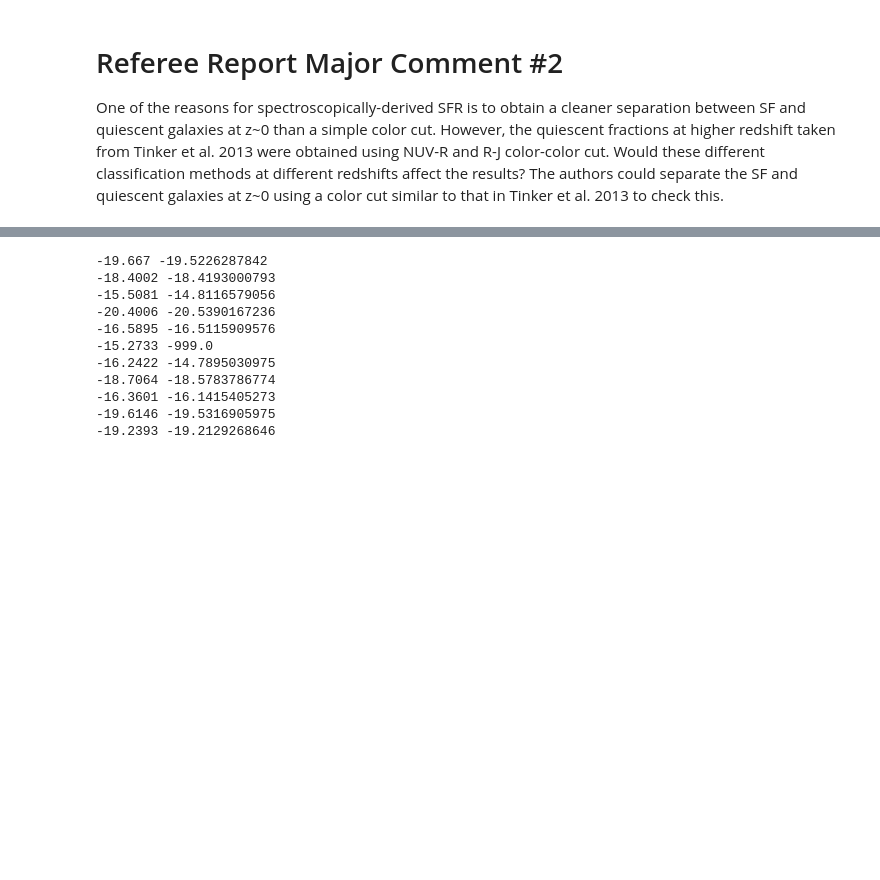
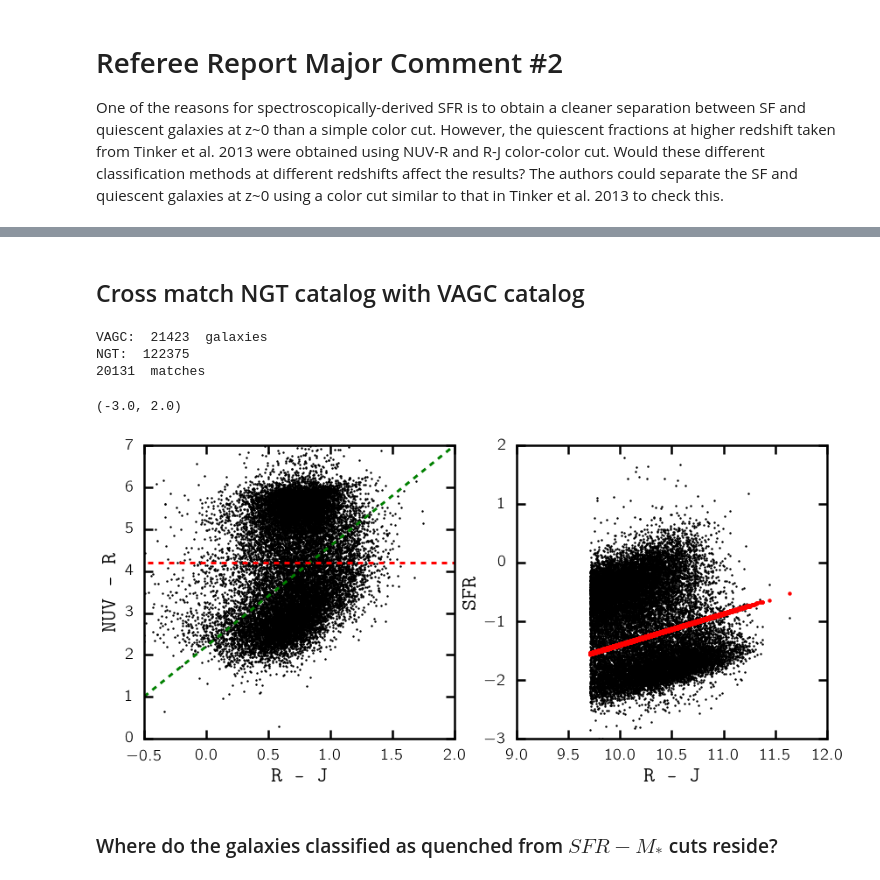
Before and after one commit to changhoonhahn/central_quenching, a Jupyter notebook: CenQue/ref_report_Major2.ipynb, the cells around one changed output, grey strips where cells are left out. Saved outputs shown, nothing was run; the diff lists cells and outputs as text; code cells hidden in the pictures; blank space fills up the shorter version.

Commit message:
ref_report_Major2.ipynb: demonstrates that the z=0 fQ from SFR-M* classification is consistent with NUV-R - R-J classification

```diff
--- a/CenQue/ref_report_Major2.ipynb
+++ b/CenQue/ref_report_Major2.ipynb
@@ -53,15 +50,58 @@ SyntaxError: invalid syntax (<ipython-input-5-b742b2c068db>, line 8)
-# %%
-for i in range(11):
-    print nsa_dat['absmag'][i,4], nsa_dat['vagc_absmag_r'][i]
-# %% [output]
--19.667 -19.5226287842
--18.4002 -18.4193000793
--15.5081 -14.8116579056
--20.4006 -20.5390167236
--16.5895 -16.5115909576
--15.2733 -999.0
--16.2422 -14.7895030975
--18.7064 -18.5783786774
--16.3601 -16.1415405273
--19.6146 -19.5316905975
--19.2393 -19.2129268646
+# %% [markdown]
+## Cross match NGT catalog with VAGC catalog
+# %%
+# spherematch VAGC catalog with the combined NGT catalgo
+m_vagc_ngt, m_ngt_vagc, dd = spherematch(vagc['ra'], vagc['dec'], catalog['ra'], catalog['dec'], 0.0003)
+print 'VAGC: ', len(vagc['ra']), ' galaxies'
+print 'NGT: ', len(catalog['ra']), ' galaxies'
+print len(m_vagc_ngt), ' matches'
+# %% [output]
+VAGC:  21423  galaxies
+NGT:  122375
+20131  matches
+# %%
+# get absmags for VAGC from NGT catalog
+for key in ['absmag', 'absmag_ivar']:
+    vagc[key] = np.zeros((10, len(vagc['ra']))) - 999.
+    vagc[key][:, m_vagc_ngt] = catalog[key].T[:, m_ngt_vagc]
+# %%
+# calculate NUV-R and R-J from the absmags
+vagc['NUV-R'] = np.zeros(len(vagc['ra'])) - 999.
+vagc['R-J'] = np.zeros(len(vagc['ra'])) - 999.
+
+vagc['NUV-R'][m_vagc_ngt] = vagc['absmag'][1,m_vagc_ngt] - vagc['absmag'][4,m_vagc_ngt]
+vagc['R-J'][m_vagc_ngt] = vagc['absmag'][4,m_vagc_ngt] - vagc['absmag'][7,m_vagc_ngt]
+# %%
+prettyplot()
+pretty_colors = prettycolors()
+
+fig = plt.figure(figsize=(14,6))
+sub = fig.add_subplot(121)
+sub.scatter(vagc['R-J'][m_vagc_ngt], vagc['NUV-R'][m_vagc_ngt], c='k', s=2)
+
+# these following lines are 'extrapolated' from Bundy et al. (2010). However, the photometry
+# used in Bundy et al. (2010) is quite different than GALEX, SDSS, 2MASS, so these cuts are
+# pretty arbitrary... But they seem to be relatively consistent with the "valleys" in the
+# data contours... dear god this is sloppy
+sub.plot(np.arange(-1., 3., 0.1), 2.2 + 2.4*np.arange(-1., 3., 0.1), c='g', lw=3, ls='--')
+sub.plot(np.arange(-1., 3., 0.1), 4.2 + 0.*np.arange(-1., 3.,0.1), c='r', lw=3, ls='--')
+
+sub.set_xlabel('R - J', fontsize=25)
+sub.set_xlim([-0.5, 2.])
+sub.set_ylabel('NUV - R', fontsize=25)
+sub.set_ylim([0., 7.])
+
+sub = fig.add_subplot(122)
+sub.scatter(vagc['mass'][m_vagc_ngt], vagc['sfr'][m_vagc_ngt], c='k', s=2)
+sub.scatter(vagc['mass'][m_vagc_ngt], 0.53 * (vagc['mass'][m_vagc_ngt] - 10.5)+ 1.1 * (vagc['z'][m_vagc_ngt] - 0.0502) - 1.11,
+         c='r', lw=0)
+
+sub.set_xlabel('R - J', fontsize=25)
+sub.set_xlim([9., 12.])
+sub.set_ylabel('SFR', fontsize=25)
+sub.set_ylim([-3., 2.])
+# %% [output]
+(-3.0, 2.0)
+[figure, added]
+# %% [markdown]
+### Where do the galaxies classified as quenched from $SFR - M_*$ cuts reside?
```
Also changed, not shown: parts of 18 cells of this notebook.
